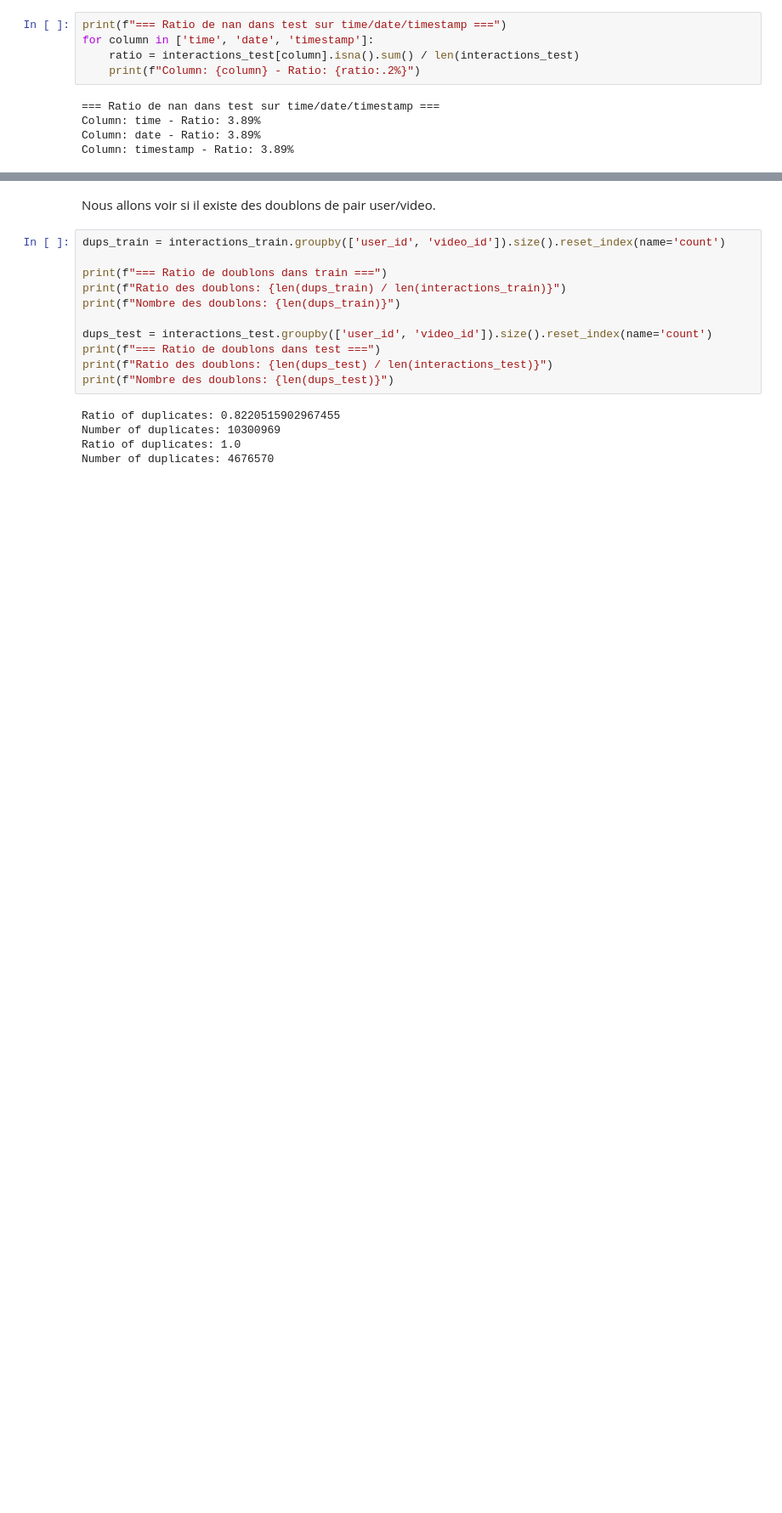
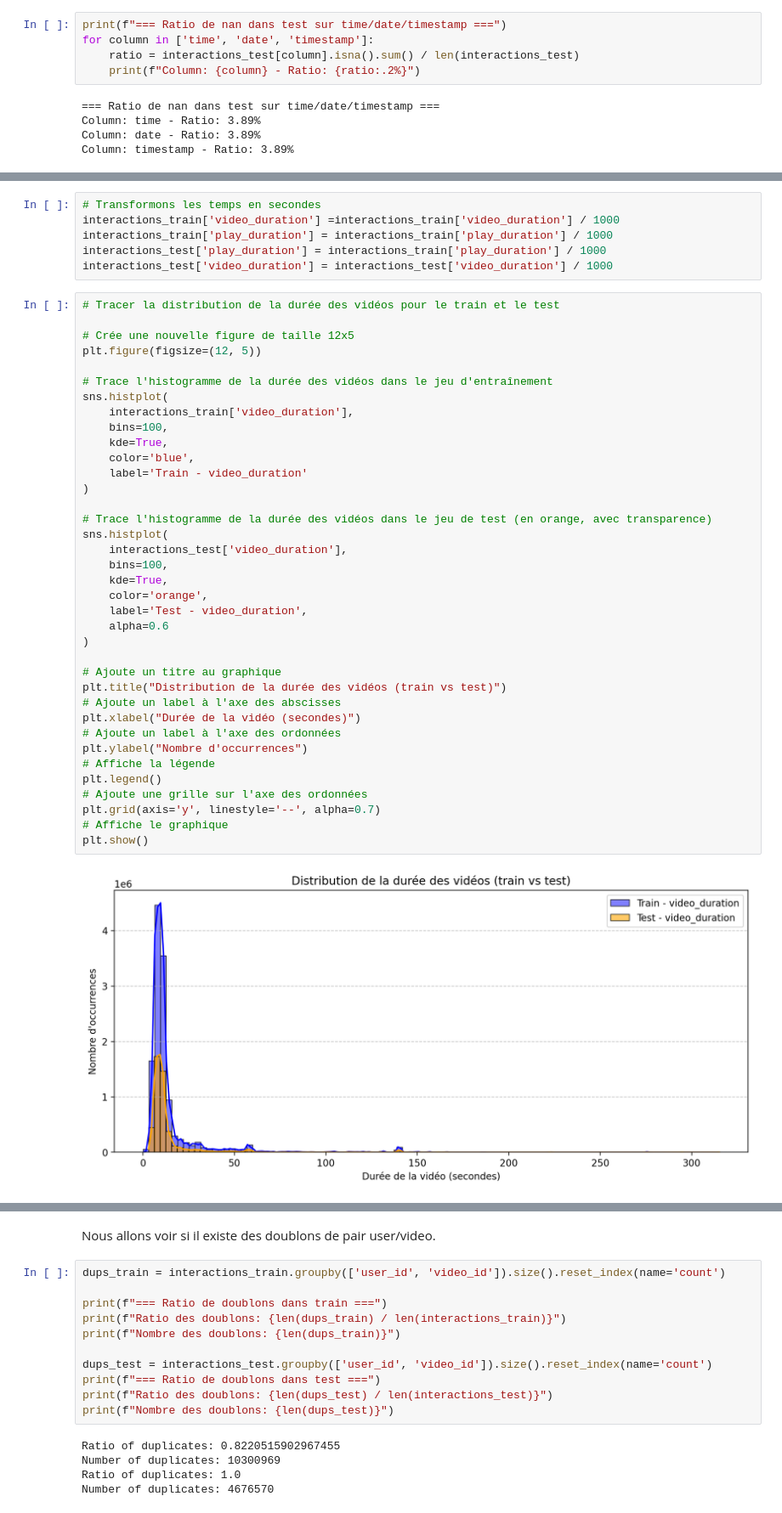
Before and after one commit to alexis-le-trung/FinalProject_2025_Alexis.LE-TRUNG, a Jupyter notebook: proposed_solution/submit.ipynb, the cells around one changed output, grey strips where cells are left out. Shown at 85% size. Drawn from its saved outputs; the diff is of its cells as text; blank space fills up the shorter version.

```diff
--- a/proposed_solution/submit.ipynb
+++ b/proposed_solution/submit.ipynb
@@ -184,0 +316,45 @@ Name: video_duration, dtype: float64
+# %%
+# Transformons les temps en secondes
+interactions_train['video_duration'] =interactions_train['video_duration'] / 1000
+interactions_train['play_duration'] = interactions_train['play_duration'] / 1000
+interactions_test['play_duration'] = interactions_train['play_duration'] / 1000
+interactions_test['video_duration'] = interactions_test['video_duration'] / 1000
+# %%
+# Tracer la distribution de la durée des vidéos pour le train et le test
+
+# Crée une nouvelle figure de taille 12x5
+plt.figure(figsize=(12, 5))
+
+# Trace l'histogramme de la durée des vidéos dans le jeu d'entraînement
+sns.histplot(
+    interactions_train['video_duration'],
+    bins=100,
+    kde=True,
+    color='blue',
+    label='Train - video_duration'
+)
+
+# Trace l'histogramme de la durée des vidéos dans le jeu de test (en orange, avec transparence)
+sns.histplot(
+    interactions_test['video_duration'],
+    bins=100,
+    kde=True,
+    color='orange',
+    label='Test - video_duration',
+    alpha=0.6
+)
+
+# Ajoute un titre au graphique
+plt.title("Distribution de la durée des vidéos (train vs test)")
+# Ajoute un label à l'axe des abscisses
+plt.xlabel("Durée de la vidéo (secondes)")
+# Ajoute un label à l'axe des ordonnées
+plt.ylabel("Nombre d'occurrences")
+# Affiche la légende
+plt.legend()
+# Ajoute une grille sur l'axe des ordonnées
+plt.grid(axis='y', linestyle='--', alpha=0.7)
+# Affiche le graphique
+plt.show()
+# %% [output]
+[figure, added]
```
Also changed, not shown: parts of 42 cells of this notebook.
